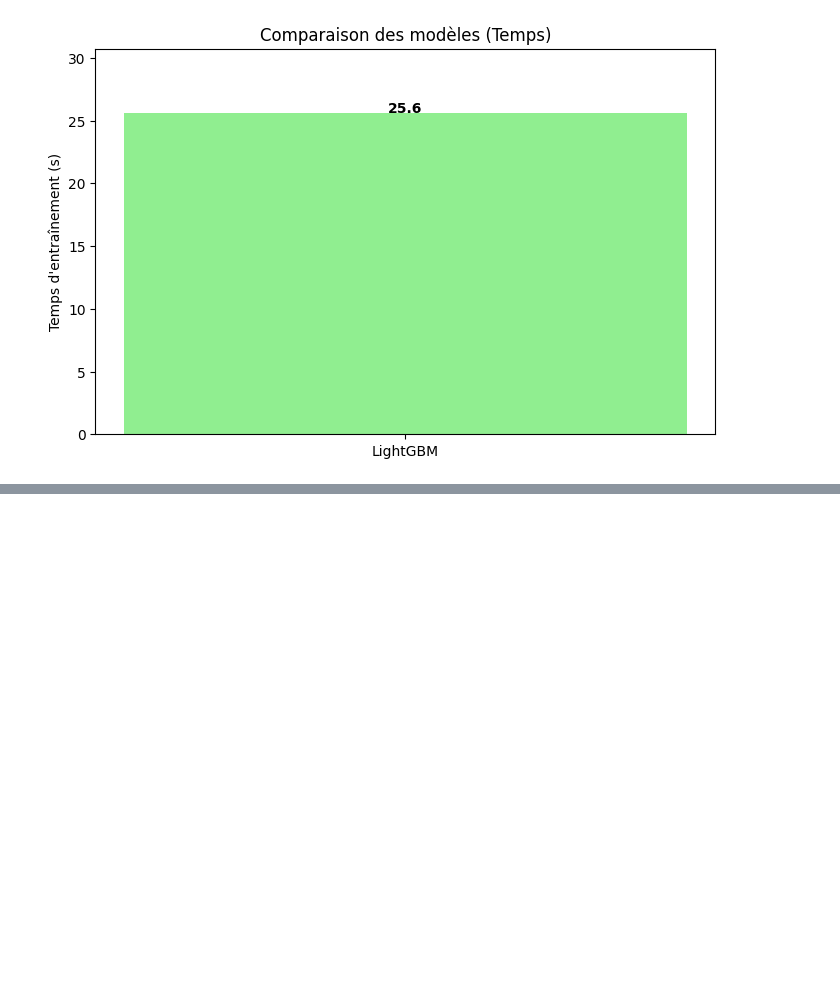
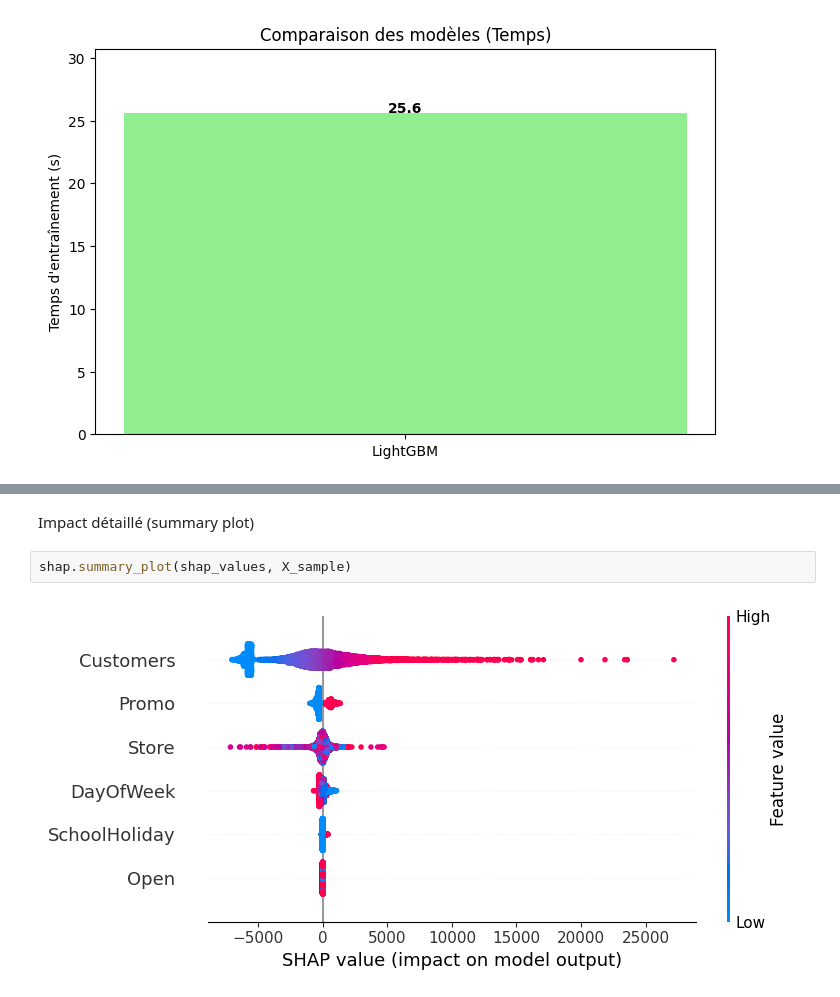
Before and after one commit to Hayerath/PredictRetail-Analytics-Pr-dire-les-ventes-et-piloter-la-performance-d-une-cha-ne-de-distribution, a Jupyter notebook: Notebook ML.ipynb, the cells around one changed output, grey strips where cells are left out. Cells and saved outputs as stored; diff of their text form; blank space fills up the shorter version.

```diff
--- a/Notebook ML.ipynb
+++ b/Notebook ML.ipynb
@@ -465,0 +664,6 @@ else:
+# %% [markdown]
+Impact détaillé (summary plot)
+# %%
+shap.summary_plot(shap_values, X_sample)
+# %% [output]
+[figure, added]
```
Also changed, not shown: parts of 62 cells of this notebook.
